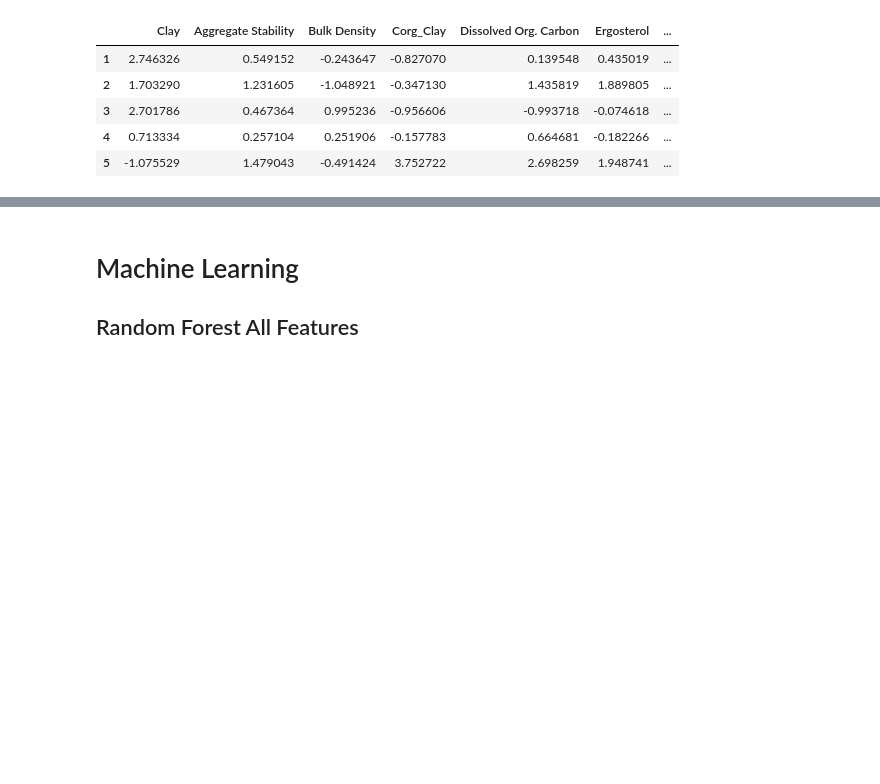
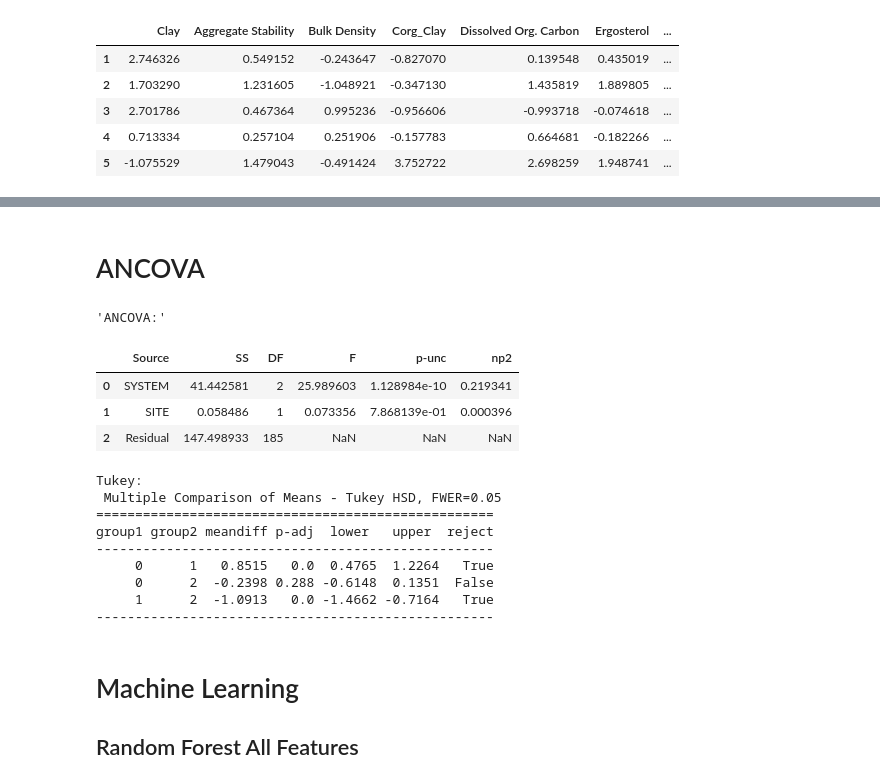
Before and after one commit to werzum/SoilQualityIndicators, a Jupyter notebook: first_submission.ipynb, the cells around one changed output, grey strips where cells are left out. Drawn from its saved outputs; the diff is of its cells as text; code cells hidden in the pictures; blank space fills up the shorter version.

```diff
--- a/first_submission.ipynb
+++ b/first_submission.ipynb
@@ -179,3 +202,32 @@ X_feature_reduced.head()
+# %% [markdown]
+# ANCOVA
+# %%
+ancova_result = ancova(data=bestand, dv=target, covar='SITE', between='SYSTEM')
+display("ANCOVA:",ancova_result)
+# ‘Source’: Names of the factor considered
+# ‘SS’: Sums of squares
+# ‘DF’: Degrees of freedom
+# ‘F’: F-values
+# ‘p-unc’: Uncorrected p-values
+# ‘np2’: Partial eta-squared
+
+tukey = pairwise_tukeyhsd(endog=bestand[target], groups=bestand['SYSTEM'], alpha=0.05)
+print("Tukey:\n",tukey)
+# %% [output]
+'ANCOVA:'
+|  | Source | SS | DF | F | p-unc | np2 |
+| 0 | SYSTEM | 41.442581 | 2 | 25.989603 | 1.128984e-10 | 0.219341 |
+| 1 | SITE | 0.058486 | 1 | 0.073356 | 7.868139e-01 | 0.000396 |
+| 2 | Residual | 147.498933 | 185 | NaN | NaN | NaN |
+Tukey:
+ Multiple Comparison of Means - Tukey HSD, FWER=0.05
+===================================================
+group1 group2 meandiff p-adj  lower   upper  reject
+---------------------------------------------------
+     0      1   0.8515   0.0  0.4765  1.2264   True
+     0      2  -0.2398 0.288 -0.6148  0.1351  False
+     1      2  -1.0913   0.0 -1.4662 -0.7164   True
+---------------------------------------------------
 # %% [markdown]
 # Machine Learning
 
```
Also changed, not shown: parts of 5 cells of this notebook.
